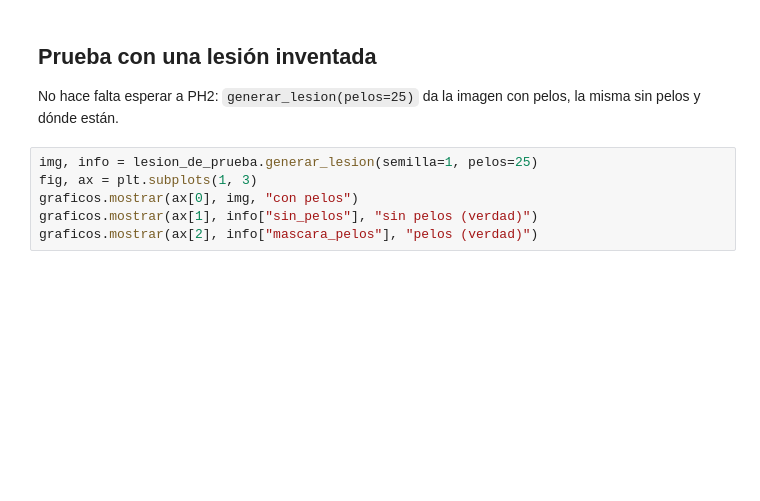
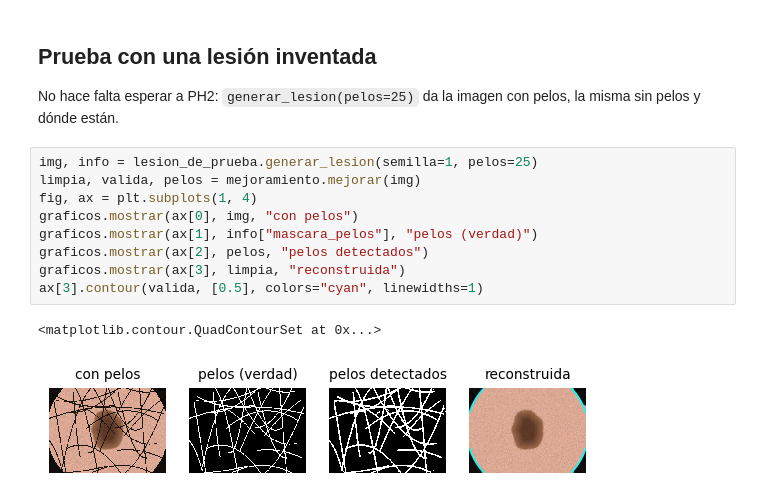
Before and after one commit to facortega/PSIB2026Q2-TPI-Grupo02-CassanoNieto-DElia-Ortega, a Jupyter notebook: modulos/m1_mejoramiento/mejoramiento.ipynb, the cells around one changed output. Saved outputs shown, nothing was run; the diff lists cells and outputs as text; blank space fills up the shorter version.

Commit message:
M1: cuaderno con exploratorio, viñeta y pelos, y sus figuras

```diff
--- a/modulos/m1_mejoramiento/mejoramiento.ipynb
+++ b/modulos/m1_mejoramiento/mejoramiento.ipynb
@@ -36,10 +48,16 @@ graficos.aplicar_estilo()
 No hace falta esperar a PH2: `generar_lesion(pelos=25)` da la imagen con pelos, la misma sin pelos y dónde están.
 # %%
 img, info = lesion_de_prueba.generar_lesion(semilla=1, pelos=25)
-fig, ax = plt.subplots(1, 3)
+limpia, valida, pelos = mejoramiento.mejorar(img)
+fig, ax = plt.subplots(1, 4)
 graficos.mostrar(ax[0], img, "con pelos")
-graficos.mostrar(ax[1], info["sin_pelos"], "sin pelos (verdad)")
-graficos.mostrar(ax[2], info["mascara_pelos"], "pelos (verdad)")
+graficos.mostrar(ax[1], info["mascara_pelos"], "pelos (verdad)")
+graficos.mostrar(ax[2], pelos, "pelos detectados")
+graficos.mostrar(ax[3], limpia, "reconstruida")
+ax[3].contour(valida, [0.5], colors="cyan", linewidths=1)
+# %% [output]
+<matplotlib.contour.QuadContourSet at 0x...>
+[figure, added]
 # %% [markdown]
 ## 1. Análisis exploratorio (metodología 1)
 
```
Also changed, not shown: parts of 22 cells of this notebook, 4 other files.
